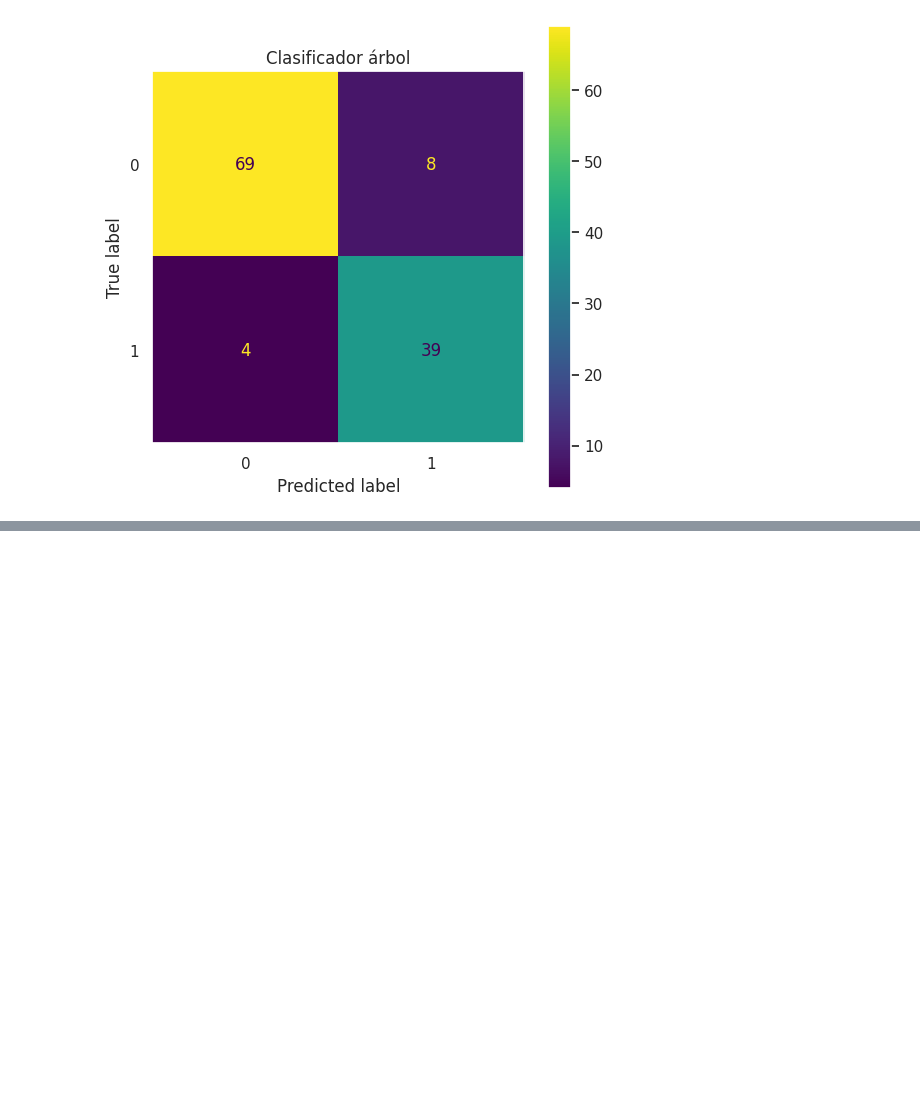
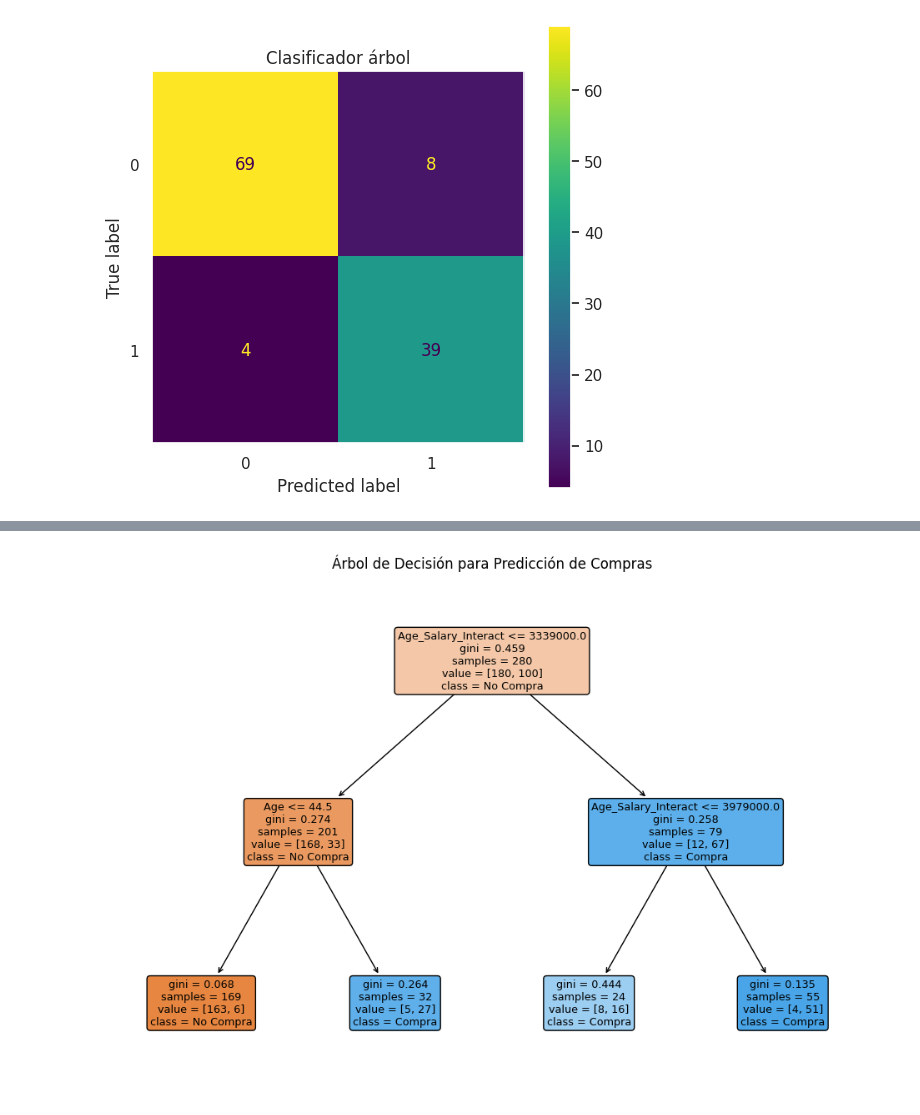
Before and after one commit to gonzacarv/Apre_Aut_CEIoT, a Jupyter notebook: clase4/enunciado_tp/TP3-Entrega-CarvalloGonzalo.ipynb, the cells around one changed output, grey strips where cells are left out. Drawn from its saved outputs; the diff is of its cells as text; code cells hidden in the pictures; blank space fills up the shorter version.

```diff
--- a/clase4/enunciado_tp/TP3-Entrega-CarvalloGonzalo.ipynb
+++ b/clase4/enunciado_tp/TP3-Entrega-CarvalloGonzalo.ipynb
@@ -319,0 +277,21 @@ NameError: name 'y_pred_knn_5' is not defined
+# %%
+from sklearn.tree import DecisionTreeClassifier
+from sklearn.metrics import fbeta_score, precision_score, confusion_matrix
+
+# Inicializar y entrenar el modelo de árbol de decisión
+tree_model = DecisionTreeClassifier(criterion='gini', max_depth=2, random_state=42)
+tree_model.fit(X_train, y_train)
+
+# Hacer predicciones en el conjunto de prueba
+y_pred_tree = tree_model.predict(X_test)
+
+# Calcular las métricas
+f0_5_tree = fbeta_score(y_test, y_pred_tree, beta=0.5)
+precision_tree = precision_score(y_test, y_pred_tree)
+tn, fp, fn, tp = confusion_matrix(y_test, y_pred_tree).ravel()
+specificity_tree = tn / (tn + fp)
+
+# Imprimir resultados
+print(f"Árbol de decisión - F0.5: {f0_5_tree}")
+print(f"Árbol de decisión - Precisión: {precision_tree}")
+print(f"Árbol de decisión - Especificidad: {specificity_tree}")
@@ -319,0 +319,11 @@ NameError: name 'y_pred_knn_5' is not defined
+# %%
+from sklearn.tree import plot_tree
+import matplotlib.pyplot as plt
+
+# Visualizar el árbol de decisión
+plt.figure(figsize=(12, 8))
+plot_tree(tree_model, filled=True, feature_names=X.columns, class_names=['No Compra', 'Compra'], rounded=True)
+plt.title('Árbol de Decisión para Predicción de Compras')
+plt.show()
+# %% [output]
+[figure, added]
```
Also changed, not shown: parts of 7 cells of this notebook.
